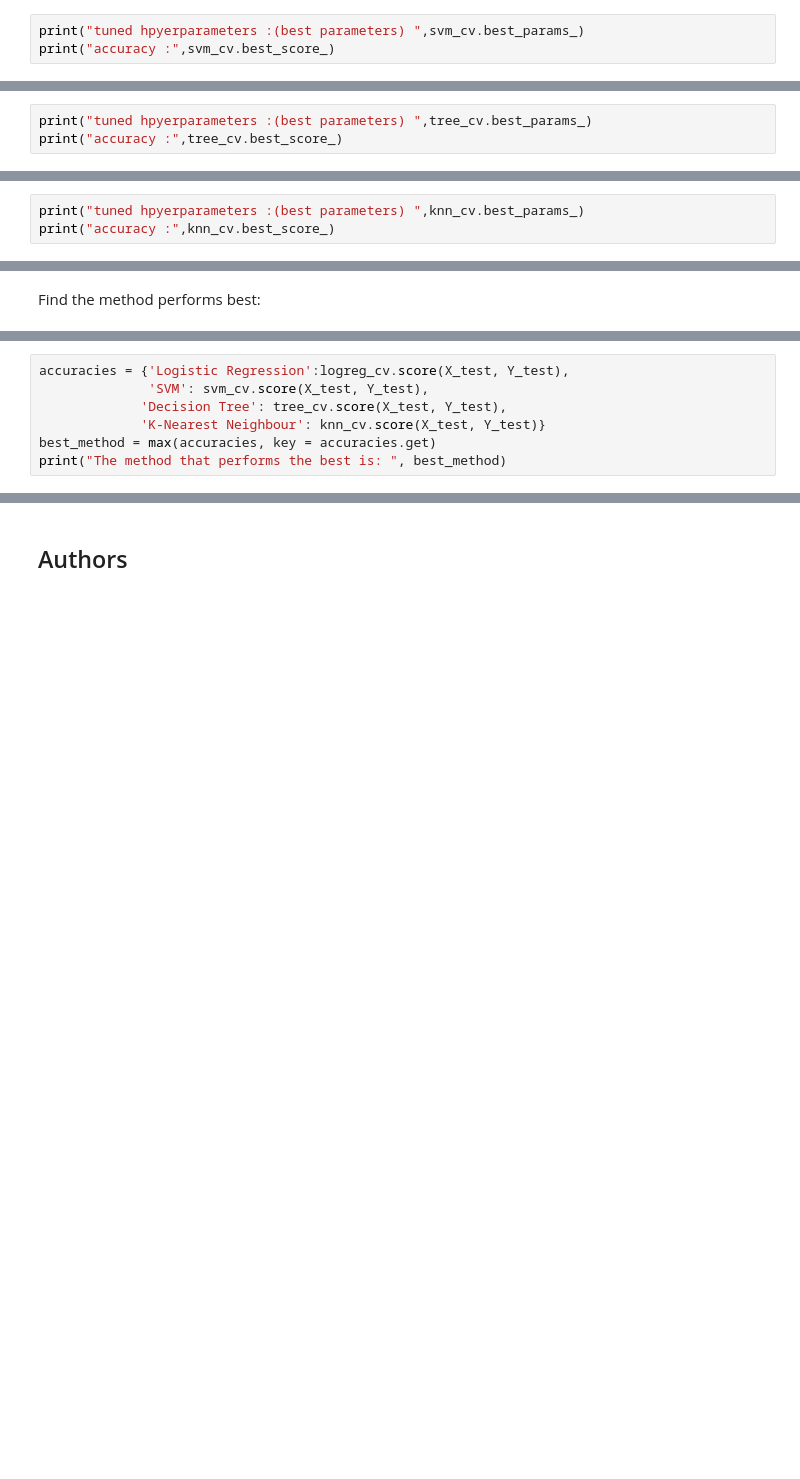
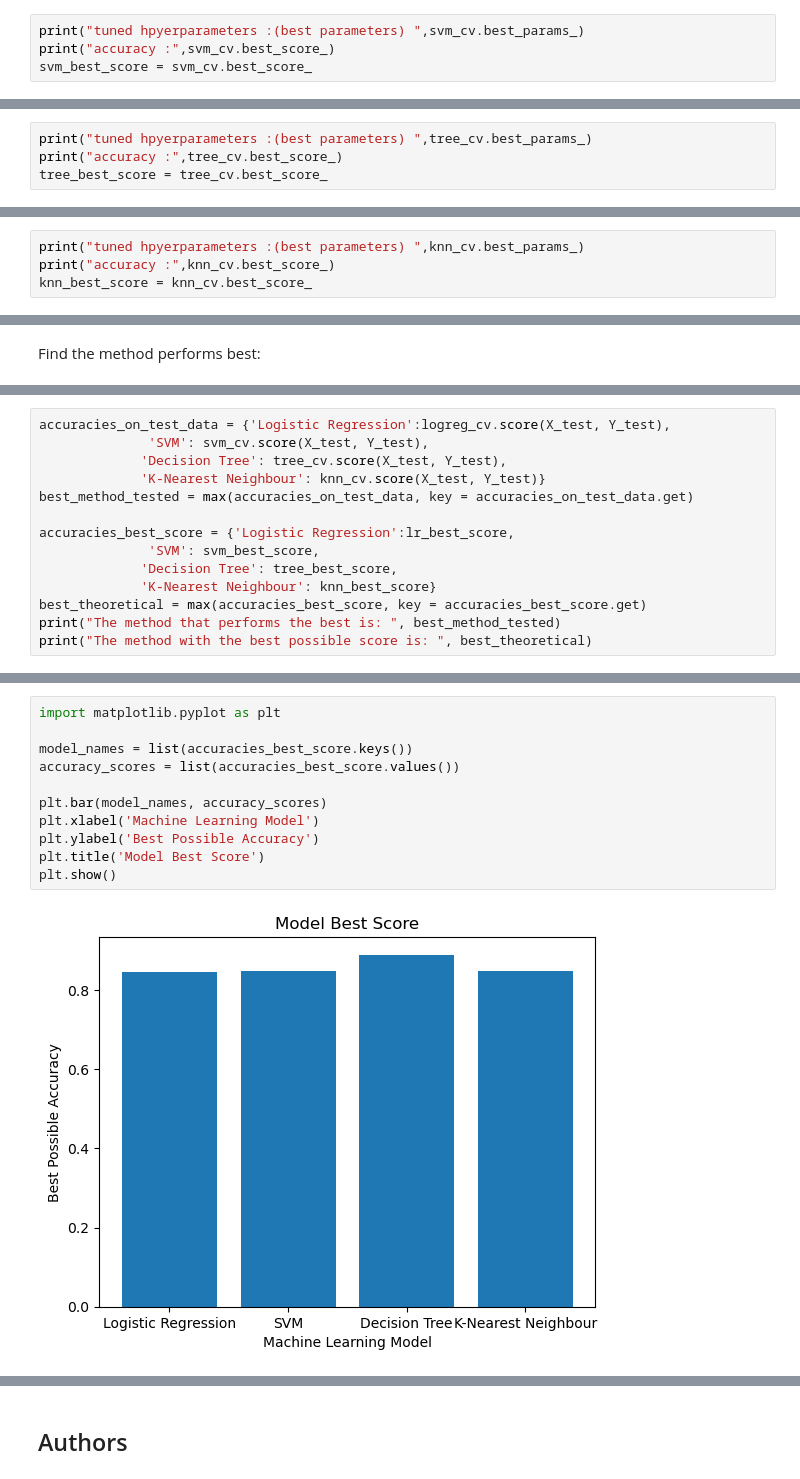
Before and after one commit to CB-git-bit/DataScience_Learning, a Jupyter notebook: SpaceX_Machine Learning Prediction_Part_5.ipynb, the cells around one changed output, grey strips where cells are left out. Cells and saved outputs as stored; diff of their text form; blank space fills up the shorter version.

Commit message:
Updated file to include bar graphs of accuracy

```diff
--- a/SpaceX_Machine Learning Prediction_Part_5.ipynb
+++ b/SpaceX_Machine Learning Prediction_Part_5.ipynb
@@ -219,6 +236,7 @@ GridSearchCV(cv=10, estimator=SVC(),
 # %%
 print("tuned hpyerparameters :(best parameters) ",svm_cv.best_params_)
 print("accuracy :",svm_cv.best_score_)
+svm_best_score = svm_cv.best_score_
 # %% [output]
 tuned hpyerparameters :(best parameters)  {'C': 1.0, 'gamma': 0.03162277660168379, 'kernel': 'sigmoid'}
 accuracy : 0.8482142857142856
@@ -264,4 +286,5 @@ GridSearchCV(cv=10, estimator=DecisionTreeClassifier(),
 # %%
 print("tuned hpyerparameters :(best parameters) ",tree_cv.best_params_)
 print("accuracy :",tree_cv.best_score_)
+tree_best_score = tree_cv.best_score_
 # %% [output]
@@ -305,6 +328,7 @@ GridSearchCV(cv=10, estimator=KNeighborsClassifier(),
 # %%
 print("tuned hpyerparameters :(best parameters) ",knn_cv.best_params_)
 print("accuracy :",knn_cv.best_score_)
+knn_best_score = knn_cv.best_score_
 # %% [output]
 tuned hpyerparameters :(best parameters)  {'algorithm': 'auto', 'n_neighbors': 10, 'p': 1}
 accuracy : 0.8482142857142858
@@ -331,9 +358,16 @@ Find the method performs best:
 # %%
-accuracies = {'Logistic Regression':logreg_cv.score(X_test, Y_test),
+accuracies_on_test_data = {'Logistic Regression':logreg_cv.score(X_test, Y_test),
               'SVM': svm_cv.score(X_test, Y_test),
              'Decision Tree': tree_cv.score(X_test, Y_test),
              'K-Nearest Neighbour': knn_cv.score(X_test, Y_test)}
-best_method = max(accuracies, key = accuracies.get)
-print("The method that performs the best is: ", best_method)
+best_method_tested = max(accuracies_on_test_data, key = accuracies_on_test_data.get)
+
+accuracies_best_score = {'Logistic Regression':lr_best_score,
+              'SVM': svm_best_score,
+             'Decision Tree': tree_best_score,
+             'K-Nearest Neighbour': knn_best_score}
+best_theoretical = max(accuracies_best_score, key = accuracies_best_score.get)
+print("The method that performs the best is: ", best_method_tested)
+print("The method with the best possible score is: ", best_theoretical)
 # %% [output]
 The method that performs the best is:  Logistic Regression
@@ -339,0 +375,13 @@ The method that performs the best is:  Logistic Regression
+# %%
+import matplotlib.pyplot as plt
+
+model_names = list(accuracies_best_score.keys())
+accuracy_scores = list(accuracies_best_score.values())
+
+plt.bar(model_names, accuracy_scores)
+plt.xlabel('Machine Learning Model')
+plt.ylabel('Best Possible Accuracy')
+plt.title('Model Best Score')
+plt.show()
+# %% [output]
+[figure, added]
```
Also changed, not shown: parts of 8 cells of this notebook.
